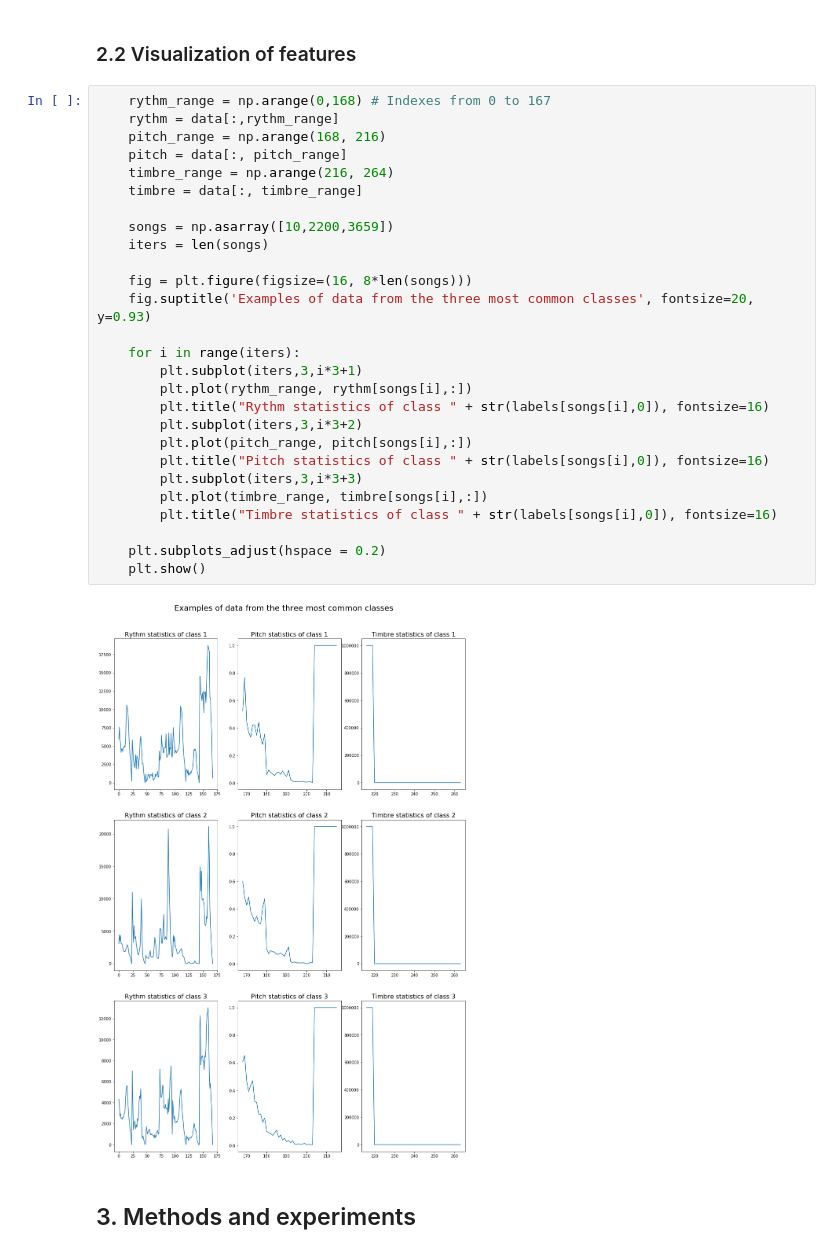
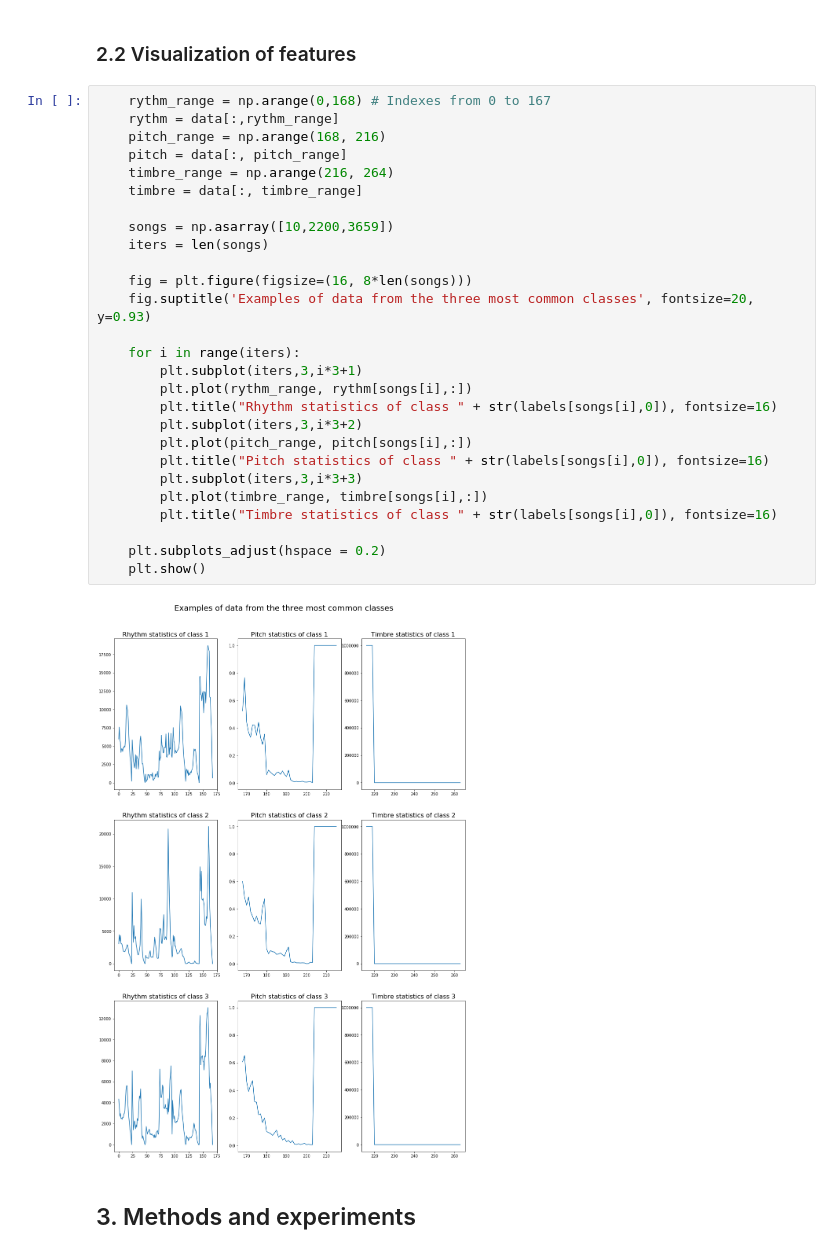
Before and after one commit to MasaSip/mlbp-genre-classification, a Jupyter notebook: MLBP2018 Project Report.ipynb, the cells around one changed output. Cells and saved outputs as stored; diff of their text form.

```diff
--- a/MLBP2018 Project Report.ipynb
+++ b/MLBP2018 Project Report.ipynb
@@ -92,32 +92,32 @@ plt.show()
 # %%
     rythm_range = np.arange(0,168) # Indexes from 0 to 167
     rythm = data[:,rythm_range]
     pitch_range = np.arange(168, 216)
     pitch = data[:, pitch_range]
     timbre_range = np.arange(216, 264)
     timbre = data[:, timbre_range]
 
     songs = np.asarray([10,2200,3659])
     iters = len(songs)
 
     fig = plt.figure(figsize=(16, 8*len(songs)))
     fig.suptitle('Examples of data from the three most common classes', fontsize=20, y=0.93)
 
     for i in range(iters):
         plt.subplot(iters,3,i*3+1)
         plt.plot(rythm_range, rythm[songs[i],:])
-        plt.title("Rythm statistics of class " + str(labels[songs[i],0]), fontsize=16)
+        plt.title("Rhythm statistics of class " + str(labels[songs[i],0]), fontsize=16)
         plt.subplot(iters,3,i*3+2)
         plt.plot(pitch_range, pitch[songs[i],:])
         plt.title("Pitch statistics of class " + str(labels[songs[i],0]), fontsize=16)
         plt.subplot(iters,3,i*3+3)
         plt.plot(timbre_range, timbre[songs[i],:])
         plt.title("Timbre statistics of class " + str(labels[songs[i],0]), fontsize=16)
 
     plt.subplots_adjust(hspace = 0.2)
     plt.show()
 # %% [output]
-[figure, old version]
+[figure, new version]
 # %% [markdown]
 ## 3. Methods and experiments
 # %% [markdown]
```
Also changed, not shown: parts of 9 cells of this notebook.
